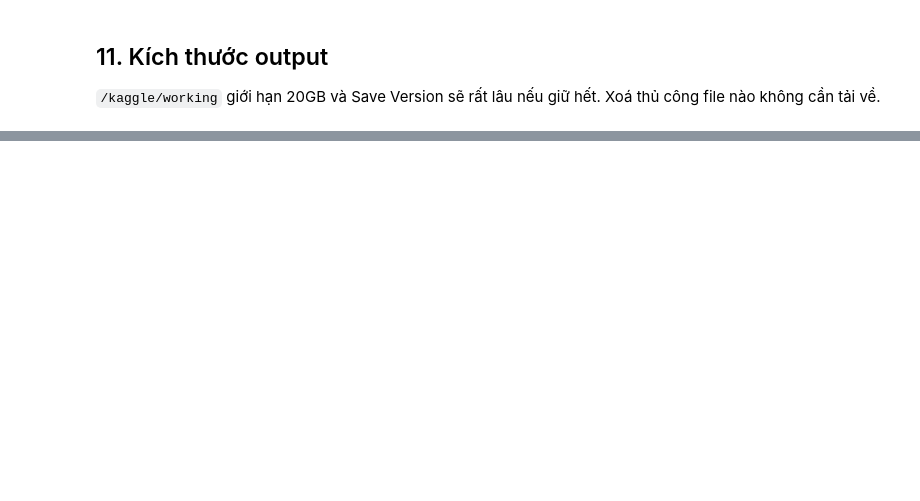
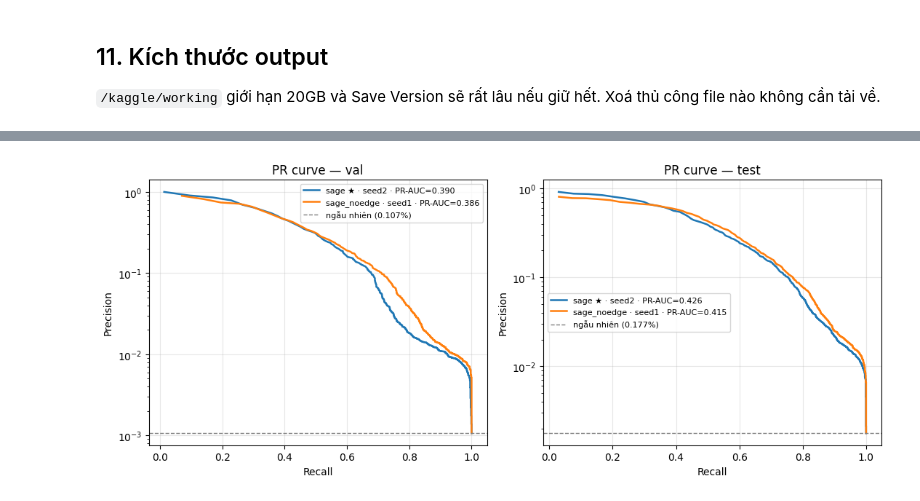
Before and after one commit to Tyler3743/fraud_detection, a Jupyter notebook: train-gnn.ipynb, the cells around one changed output, grey strips where cells are left out. Saved outputs shown, nothing was run; the diff lists cells and outputs as text; code cells hidden in the pictures; blank space fills up the shorter version.

Commit message:
Kaggle Notebook | train_GNN | train GNN fig

```diff
--- a/train-gnn.ipynb
+++ b/train-gnn.ipynb
@@ -1112,0 +1166,82 @@ print(f"--------\n{total/1e9:8.2f} GB tổng cộng")
+# %%
+import os, sys, json
+sys.path.insert(0, "/kaggle/working")
+
+import numpy as np, pandas as pd, matplotlib.pyplot as plt
+from sklearn.metrics import precision_recall_curve
+from paths import TXN_MATRIX, SCORES_DIR, RESULTS_CSV, WORK_DIR
+
+FIG_DIR = os.path.join(WORK_DIR, "figures"); os.makedirs(FIG_DIR, exist_ok=True)
+SPLITS, METRICS = ["val", "test"], ["pr_auc", "f1_minority", "recall"]
+
+info = json.load(open(os.path.join(WORK_DIR, "winner.json")))
+winner, tags = info["winner"], info["variants"]
+res = pd.read_csv(RESULTS_CSV)
+res = res[res.model.isin(tags)]
+
+# seed đại diện = seed có pr_auc val gần TRUNG VỊ (không lấy seed cao nhất, tránh
+# vẽ hình bằng một lần chạy may mắn)
+v = res[res.split == "val"]
+rep = {t: int(g.loc[(g.pr_auc - g.pr_auc.median()).abs().idxmin(), "seed"])
+       for t, g in v.groupby("model")}
+print("model thắng:", winner, "| seed đại diện:", rep)
+print(res.groupby(["split", "model"])[METRICS].agg(["mean", "std"]).round(4))
+
+y = {s: pd.read_parquet(TXN_MATRIX.format(s),
+                        columns=["Is Laundering"])["Is Laundering"].to_numpy() for s in SPLITS}
+
+# ---- Hình 1: PR curve ----
+fig, axes = plt.subplots(1, 2, figsize=(11, 4.6))
+for ax, sp in zip(axes, SPLITS):
+    for t in tags:
+        s = np.load(f"{SCORES_DIR}/{t}_seed{rep[t]}_{sp}.npy")
+        pr, rc, _ = precision_recall_curve(y[sp], s)
+        pr, rc = pr[::100], rc[::100]
+        ap = res[(res.model == t) & (res.split == sp) & (res.seed == rep[t])].pr_auc.iloc[-1]
+        ax.plot(rc, pr, lw=1.8,
+                label=f"{t}{' ★' if t == winner else ''} · seed{rep[t]} · PR-AUC={ap:.3f}")
+    base = y[sp].mean()
+    ax.axhline(base, ls="--", c="gray", lw=1, label=f"ngẫu nhiên ({base*100:.3f}%)")
+    ax.set_xlabel("Recall"); ax.set_ylabel("Precision"); ax.set_yscale("log")
+    ax.set_title(f"PR curve — {sp}"); ax.legend(fontsize=8); ax.grid(alpha=.3)
+plt.tight_layout(); plt.savefig(f"{FIG_DIR}/pr_curve.png", dpi=150, bbox_inches="tight"); plt.show()
+
+# ---- Hình 2: bar 3 chỉ số, error bar = std giữa seed ----
+fig, axes = plt.subplots(1, 2, figsize=(11, 4.4), sharey=True)
+xs, w = np.arange(len(METRICS)), 0.8 / len(tags)
+for ax, sp in zip(axes, SPLITS):
+    g = res[res.split == sp].groupby("model")[METRICS]
+    mu, sd = g.mean(), g.std()
+    for i, t in enumerate(tags):
+        ax.bar(xs + i * w - 0.4 + w / 2, mu.loc[t], w, yerr=sd.loc[t], capsize=3,
+               label=t + (" ★" if t == winner else ""))
+    ax.set_xticks(xs); ax.set_xticklabels(METRICS)
+    ax.set_title(f"{sp} — mean ± std, {len(info['seeds'])} seed")
+    ax.grid(axis="y", alpha=.3); ax.legend(fontsize=8)
+plt.tight_layout(); plt.savefig(f"{FIG_DIR}/variant_bars.png", dpi=150, bbox_inches="tight"); plt.show()
+
+# ---- Hình 3: confusion matrix của model thắng ----
+SEED = rep[winner]
+thr = res[(res.model == winner) & (res.seed == SEED) & (res.split == "val")].threshold.iloc[-1]
+fig, axes = plt.subplots(1, 2, figsize=(10.8, 4.6))
+for ax, sp in zip(axes, SPLITS):
+    p = (np.load(f"{SCORES_DIR}/{winner}_seed{SEED}_{sp}.npy") >= thr).astype(int)
+    cm = np.array([[int(((y[sp] == a) & (p == b)).sum()) for b in (0, 1)] for a in (0, 1)])
+    row = cm / cm.sum(axis=1, keepdims=True)          # chuẩn hoá theo HÀNG = lớp thực tế
+    ax.imshow(row, cmap="Blues", vmin=0, vmax=1)
+    name = [["TN", "FP"], ["FN", "TP"]]
+    for i in range(2):
+        for j in range(2):
+            ax.text(j, i, f"{name[i][j]}\n{cm[i, j]:,}\n{row[i, j]*100:.2f}%", ha="center",
+                    va="center", fontsize=12, color="white" if row[i, j] > .5 else "black")
+    ax.set_xticks([0, 1]); ax.set_xticklabels(["Dự đoán 0", "Dự đoán 1"])
+    ax.set_yticks([0, 1]); ax.set_yticklabels(["Thực tế 0", "Thực tế 1"])
+    ax.set_title(f"{winner} · seed{SEED} · {sp} (ngưỡng={thr:.4f})")
+    tn, fp, fn, tp = cm.ravel()
+    pr_, rc_ = tp / max(tp + fp, 1), tp / max(tp + fn, 1)
+    print(f"{sp:5s} | TN={tn:,} FP={fp:,} FN={fn:,} TP={tp:,} | P={pr_:.4f} R={rc_:.4f} "
+          f"F1={2*pr_*rc_/max(pr_+rc_, 1e-12):.4f}")
+plt.tight_layout(); plt.savefig(f"{FIG_DIR}/confusion_{winner}.png", dpi=150, bbox_inches="tight"); plt.show()
+
+print("đã lưu:", os.listdir(FIG_DIR))
+# %% [output]
@@ -1112,0 +1256 @@ print(f"--------\n{total/1e9:8.2f} GB tổng cộng")
+[figure, added]
```
Also changed, not shown: parts of 19 cells of this notebook.
